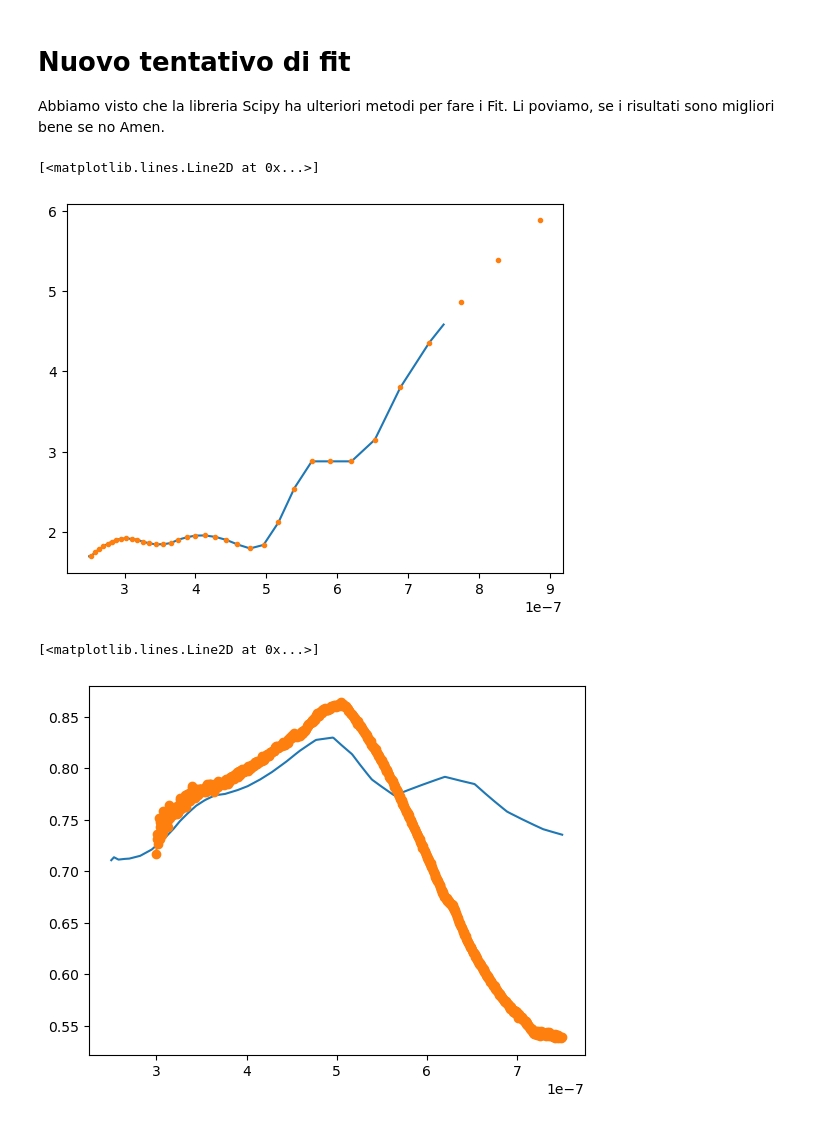
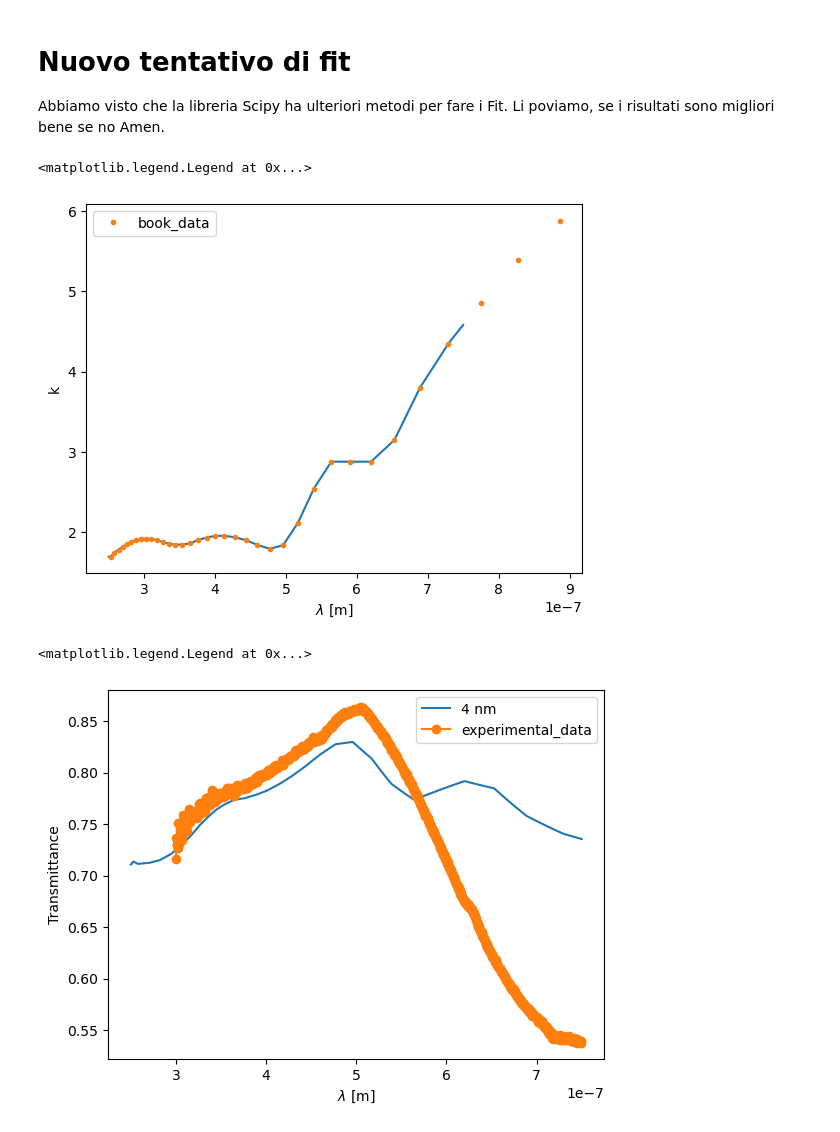
Before and after one commit to RandDouble/lab_mat, a Jupyter notebook: fit_lab.ipynb, the cells around one changed output. Drawn from its saved outputs; the diff is of its cells as text; code cells hidden in the pictures.

```diff
--- a/fit_lab.ipynb
+++ b/fit_lab.ipynb
@@ -16,8 +16,8 @@ import scipy.interpolate as interpolate
 # %% [markdown]
 DATI PRESI DA LIBRO (LUNGA LISTA) PER I K DELL'AU
 # %%
-df = pd.read_csv("./data/book_data/Tabella_1.csv", sep=";")
-df.head()
+palik = pd.read_csv("./data/book_data/Tabella_1.csv", sep=";")
+palik.head()
 # %% [output]
 |  | eV | cm^-1 | Angstrom | exp_lenght | n | k | exp_k |
 | 0 | 9,919.00 | 0.0 | 1.25 | -10.0 | 0.999972 | 2.39 | -6.0 |
@@ -28,9 +28,9 @@ df.head()
 # %% [markdown]
 STESSI DATI DI PRIMA MA ESPRESSI IN nm ( λ ) E *10^(EXP_K) ( K )
 # %%
-df["lambda_corrected"] = df['Angstrom'] * 10 ** df["exp_lenght"]
-df["k_corrected"] = df['k'] * 10 ** df["exp_k"]
-df.head()
+palik["lambda_corrected"] = palik["Angstrom"] * 10 ** palik["exp_lenght"]
+palik["k_corrected"] = palik["k"] * 10 ** palik["exp_k"]
+palik.head()
 # %% [output]
 |  | eV | cm^-1 | Angstrom | exp_lenght | n | k | exp_k | lambda_corrected | k_corrected |
 | 0 | 9,919.00 | 0.0 | 1.25 | -10.0 | 0.999972 | 2.39 | -6.0 | 1.250000e-10 | 0.000002 |
@@ -129,21 +155,38 @@ Abbiamo visto che la libreria Scipy ha ulteriori metodi per fare i Fit. Li povia
 # %%
 import scipy.interpolate
 
-filter = (df["lambda_corrected"]<950e-9) & (df["lambda_corrected"] > 250e-9)
+filter = (palik["lambda_corrected"] < 950e-9) & (palik["lambda_corrected"] > 250e-9)
 
-ynew = np.interp(x , df[filter]["lambda_corrected"] , df[filter]["k_corrected"] )
+ynew = np.interp(x, palik[filter]["lambda_corrected"], palik[filter]["k_corrected"])
 
 
 plt.plot(x, ynew)
-plt.plot("lambda_corrected", "k_corrected", ".", data=df[filter], label= "book_data")
+plt.plot("lambda_corrected", "k_corrected", ".", data=palik[filter], label="book_data")
+
+
+plt.xlabel(r"$\lambda$ [m]")
+plt.ylabel("k")
+
+plt.legend()
 # %% [output]
-[<matplotlib.lines.Line2D at 0x...>]
+<matplotlib.legend.Legend at 0x...>
-[figure, old version]
+[figure, new version]
 # %%
-plt.plot(x, np.exp(- 4. * np.pi *  ynew * 4e-9 / x), label = "4 nm")
+plt.plot(x, np.exp(-4.0 * np.pi * ynew * 4e-9 / x), label="4 nm")
 
-plt.plot("lambda", "polished","-o", data=data[(data["lambda"]>300e-9) & (data["lambda"]<750e-9) ], label='experimental_data')
+plt.plot(
+    "lambda",
+    "polished",
+    "-o",
+    data=data[(data["lambda"] > 300e-9) & (data["lambda"] < 750e-9)],
+    label="experimental_data",
+)
+
+plt.xlabel(r"$\lambda$ [m]")
+plt.ylabel("Transmittance")
+
+plt.legend()
 # %% [output]
-[<matplotlib.lines.Line2D at 0x...>]
+<matplotlib.legend.Legend at 0x...>
-[figure, old version]
+[figure, new version]
 # %%
```
Also changed, not shown: parts of 16 cells of this notebook, 3 other files.
